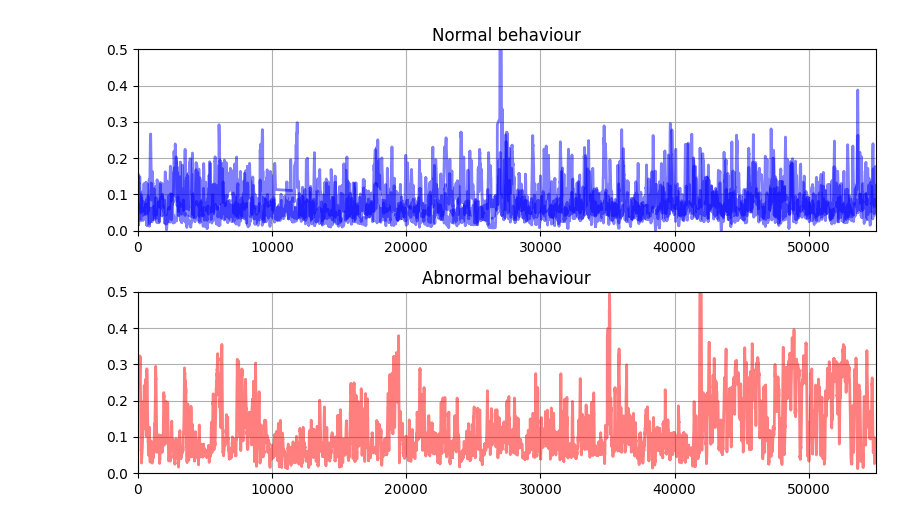
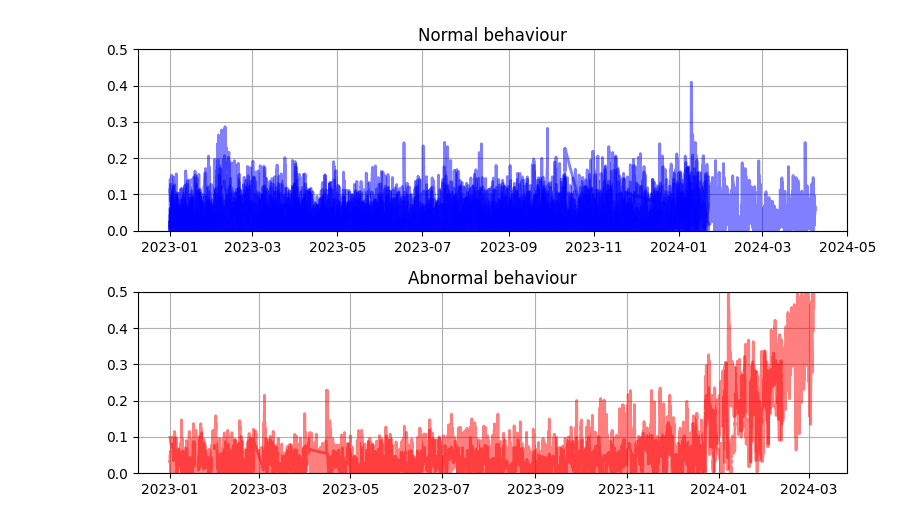
Before and after one commit to tobias-heinzle/BaumWelchJax, a Jupyter notebook: test_on_indicators.ipynb, the cells around one changed output. Drawn from its saved outputs; the diff is of its cells as text; code cells hidden in the pictures.

```diff
--- a/test_on_indicators.ipynb
+++ b/test_on_indicators.ipynb
@@ -92,14 +128,15 @@ plt.show()
 # %%
-ys = criticality(df["residual_12h_avg"], threshold=0.1)
-fig, axs = plt.subplots(1, 4)
+ys = criticality(df["residual"], threshold=0.1)
+fig, axs = plt.subplots(2, 5)
 
-fig.set_size_inches(12, 3)
+fig.set_size_inches(12, 4)
 
 for k, df in enumerate(good_data):
-    axs[k].hist(df.residual_12h_avg, bins = 100, density=True)
-    axs[k].set_xlim(0, 0.5)
-    axs[k].set_title(df["label"].iloc[0])
+    coord = k //5, k%5
+    axs[*coord].hist(df.residual, bins = 100, density=True)
+    axs[*coord].set_xlim(0, 0.5)
+    axs[*coord].set_title(df["label"].iloc[0])
 
-plt.tight_layout
+plt.tight_layout()
 plt.show()
 # %% [output]
@@ -107,28 +144,28 @@ plt.show()
 # %%
 fig, ax = plt.subplots(2)
 fig.set_size_inches(8,5)
 
-lw = 2.0
+linewidth = 2.0
 
 for df in good_data:
     label = str(df["label"].iloc[0])
 
-    ys = df["residual_12h_avg"]
+    xs = normalize_timestamp(df["time_stamp"])
+    ys = df["residual"]
 
-    if label == "nan":
-        ax[0].plot(df["time"], ys, alpha=0.5, color="blue", linewidth=lw)
+    if label == "normal":
+        ax[0].plot(xs, ys, alpha=0.5, color="blue", linewidth=linewidth)
     else:
-        ax[1].plot(df["time"], ys, alpha=0.5, color="red", linewidth=lw)
+        ax[1].plot(xs, ys, alpha=0.5, color="red", linewidth=linewidth)
 for _ax in ax:
     _ax.grid()
     _ax.set_ylim(0,0.5)
-    _ax.set_xlim(0, 55_000)
 ax[0].set_title("Normal behaviour")
 ax[1].set_title("Abnormal behaviour")
 plt.tight_layout()
 plt.show()
 # %% [output]
-[figure, old version]
+[figure, new version]
 # %%
 fig, ax = plt.subplots(2)
 fig.set_size_inches(8,5)
```
Also changed, not shown: parts of 20 cells of this notebook.
